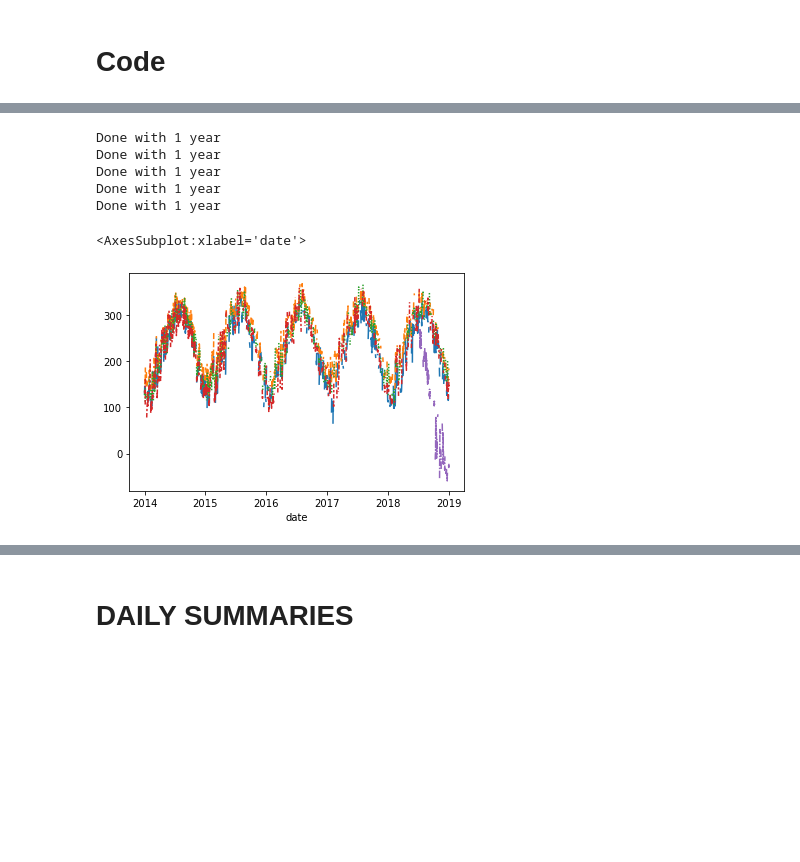
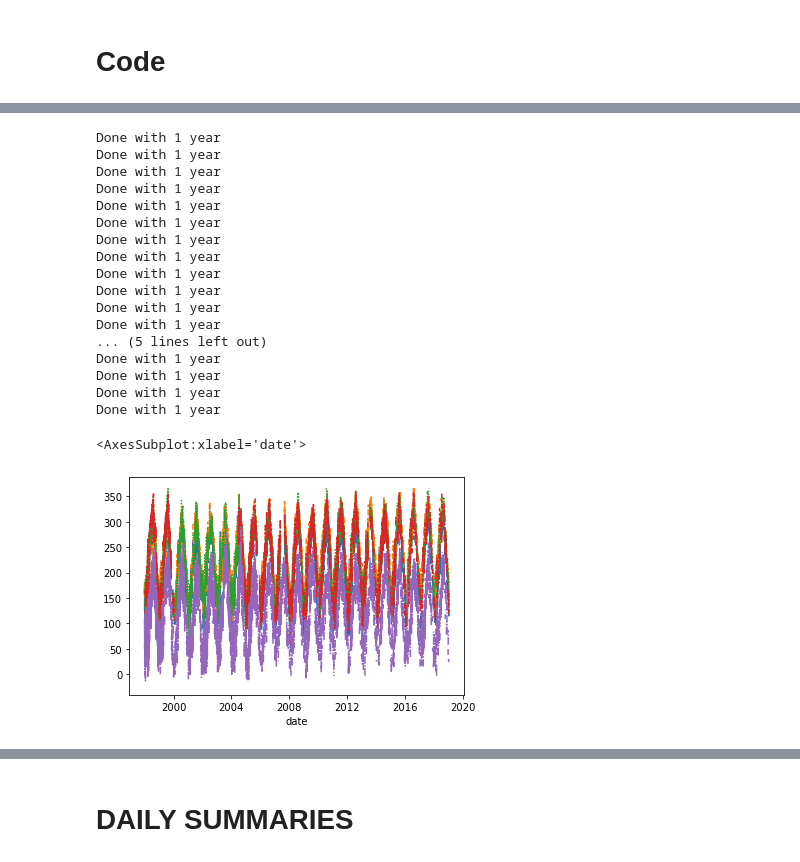
Before and after one commit to athena-ye/Historical-Data, a Jupyter notebook: Historical Data.ipynb, the cells around one changed output, grey strips where cells are left out. Saved outputs shown, nothing was run; the diff lists cells and outputs as text; code cells hidden in the pictures; blank space fills up the shorter version.

```diff
--- a/Historical Data.ipynb
+++ b/Historical Data.ipynb
@@ -76,9 +75,0 @@ for f in glob.glob("/Users/athenaye/Desktop/by_year_parquet_trial/*.parquet"):
-# %%
-ugh = pd.DataFrame(np.zeros((70,5)))
-x=0
-for f in glob.glob("/Users/athenaye/Desktop/by_year_parquet_trial/*.parquet"):
-    read = pd.read_parquet(f)
-    if 'TAVG' in read.columns:
-        print('yas')
-    else:
-        print(f)
@@ -118,0 +78,24 @@ ugh
+# %%
+years = []
+stationlist = ['AQW00061705', 'FMW00040308','GQW00041415', 'RQW00011641', 'USC00244558']
+year = 0
+ultimate = pd.DataFrame()
+for f in glob.glob("/Users/athenaye/Desktop/by_year_parquet_trial/*.parquet"):
+    read = pd.read_parquet(f)
+    f = pd.DataFrame()
+    parameter = 'AWND'
+    if parameter in read.columns:
+        years.append(f)
+    else:
+        print(str(parameter)+ ' was not found in ' + f)
+        break
+    read = read[parameter]
+    for s in range(len(stationlist)):
+        stationtavg = read.xs((stationlist[s]), level = "station")
+        #print(stationtavg)
+        f['station '+str(stationlist[s])] = stationtavg
+    ultimate = pd.concat([ultimate, f])
+    print("Done with 1 year")
+    year += 1
+awndoverall = ultimate.sort_values(by='date')
+Audio(wave, rate=10000, autoplay=True)
@@ -195,6 +187,0 @@ Length: 7665, dtype: float64
-# %%
-meantavg = avgoverall.mean(axis=(1))
-
-stationtavg = meantavg.interpolate('time',limit_direction='both')
-stationtavg = stationtavg.to_numpy()
-stationtavg
@@ -218,6 +203,6 @@ bmean = bcumulative.mean(axis=(0))
 # %%
 years = []
-stationlist = ['AE000041196', 'AEM00041194', 'AEM00041217', 'AEM00041218', 'AFM00040938']
+stationlist = ['AE000041196', 'AEM00041194', 'AEM00041217', 'AEM00041218', 'AG000060390']
 year = 0
 ultimate = pd.DataFrame()
 for f in glob.glob("/Users/athenaye/Desktop/by_year_parquet_trial/*.parquet"):
@@ -268,36 +265,48 @@ tmaxbmean = np.nanmean(tmaxbcumulative, axis=(0))
 # %%
 years = []
-stationlist = ['AE000041196', 'AEM00041194', 'AEM00041217', 'AEM00041218', 'AFM00040938']
+stationlist = ['AE000041196', 'AEM00041194', 'AEM00041217', 'AEM00041218', 'AG000060390']
 year = 0
 ultimate = pd.DataFrame()
 for f in glob.glob("/Users/athenaye/Desktop/by_year_parquet_trial/*.parquet"):
     read = pd.read_parquet(f)
     #print(f)
     f = pd.DataFrame()
     parameter = 'TMIN'
     if parameter in read.columns:
         years.append(f)
     else:
         print(str(parameter)+ ' was not found in ' + f)
         break
     read = read[parameter]
     #print(read)
     for s in range(len(stationlist)):
         stationtavg = read.xs((stationlist[s]), level = "station")
         #print(stationtavg)
         f['station '+str(stationlist[s])] = stationtavg
         #print(f)
     ultimate = pd.concat([ultimate, f])
     print("Done with 1 year")
     year += 1
 minoverall = ultimate.sort_values(by='date')
 sns.lineplot(data = minoverall, legend = False)
 # %% [output]
 Done with 1 year
 Done with 1 year
 Done with 1 year
 Done with 1 year
 Done with 1 year
+Done with 1 year
+Done with 1 year
+Done with 1 year
+Done with 1 year
+Done with 1 year
+Done with 1 year
+Done with 1 year
+... (5 lines left out)
+Done with 1 year
+Done with 1 year
+Done with 1 year
+Done with 1 year
 <AxesSubplot:xlabel='date'>
-[figure, old version]
+[figure, new version]
 # %%
```
Also changed, not shown: parts of 54 cells of this notebook, 1 other file.
